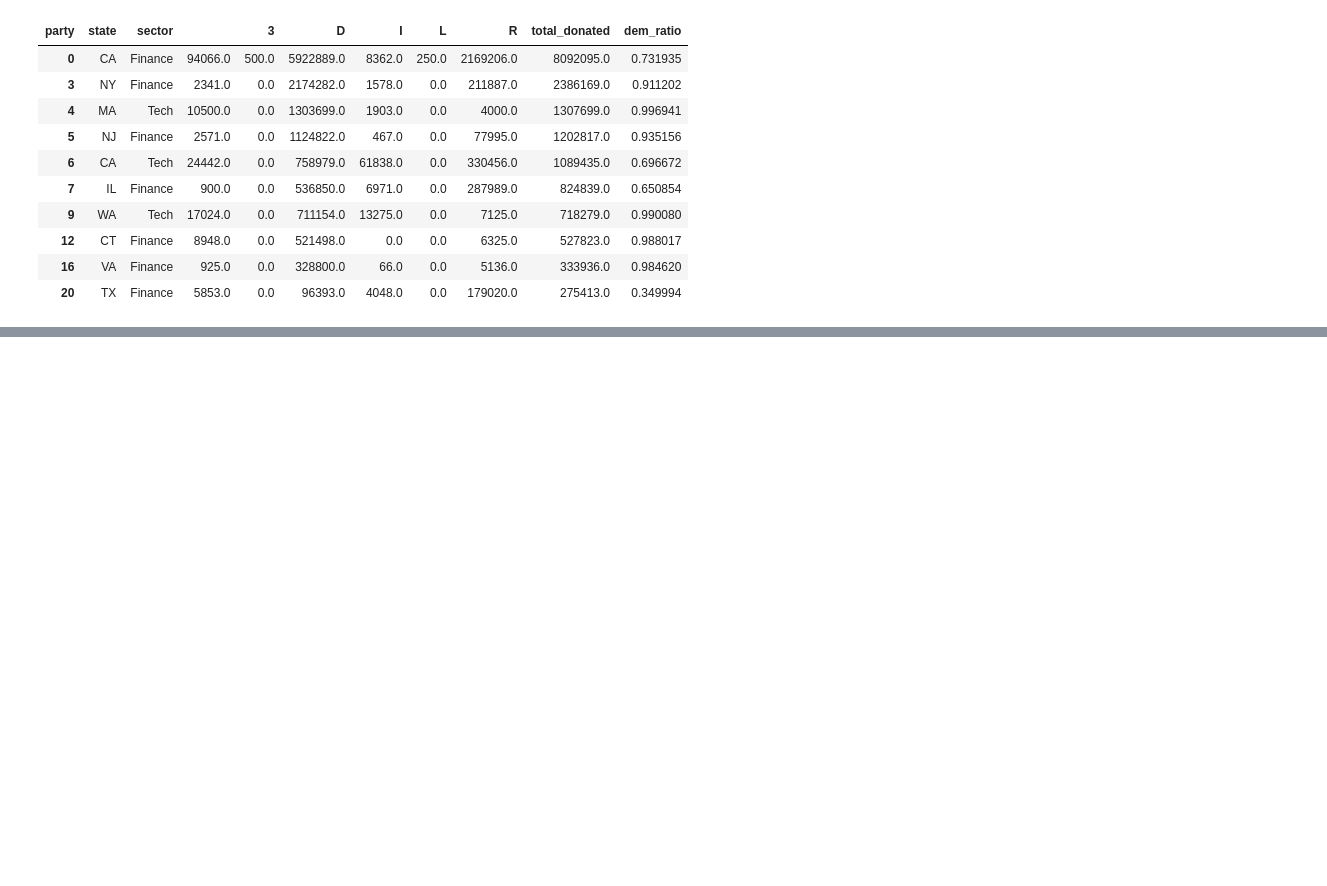
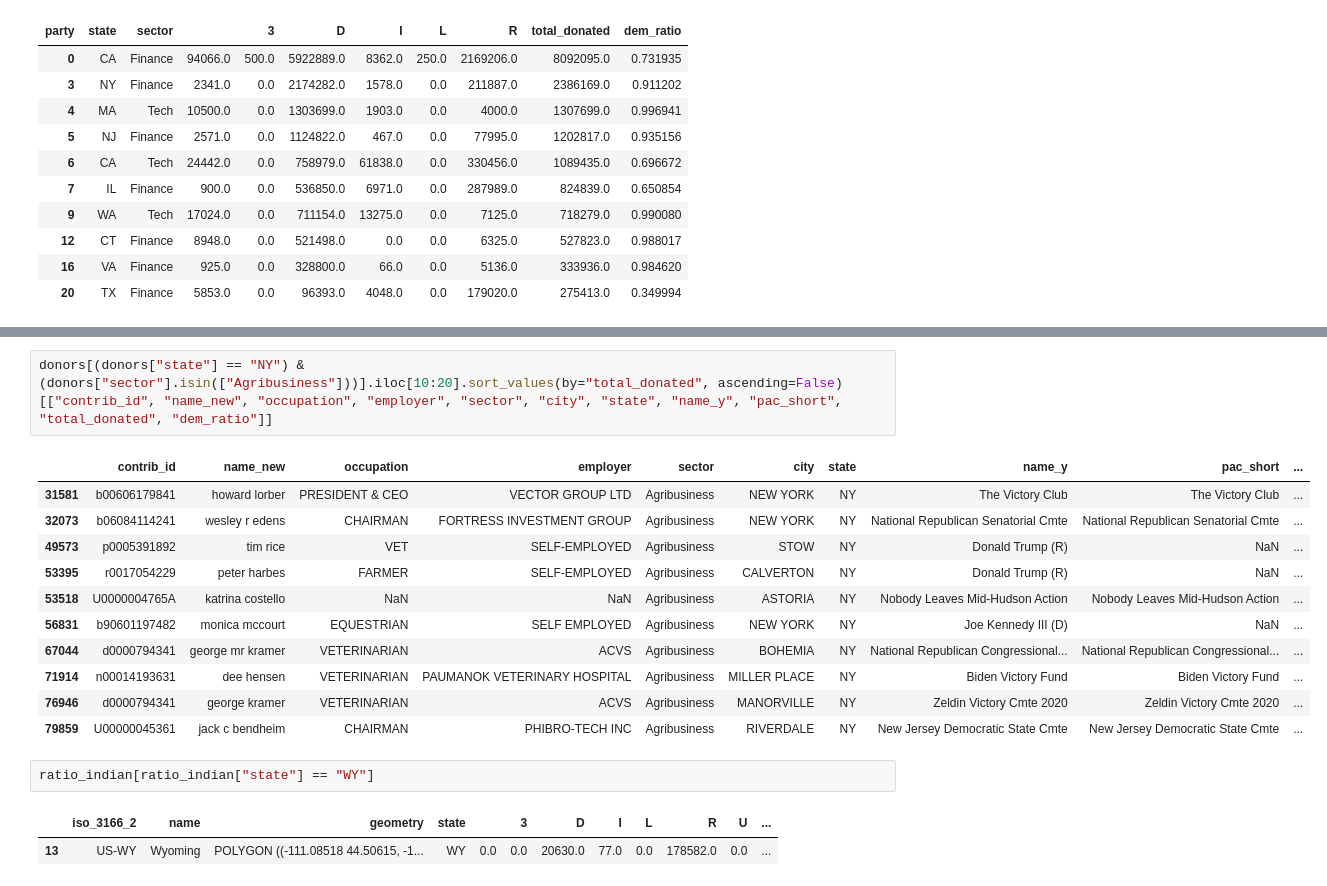
Before and after one commit to kkkarnav/indianamericancontributions, a Jupyter notebook: donors_recip.ipynb, the cells around one changed output, grey strips where cells are left out. Cells and saved outputs as stored; diff of their text form; blank space fills up the shorter version.

```diff
--- a/donors_recip.ipynb
+++ b/donors_recip.ipynb
@@ -680,0 +717,19 @@ sector_stats_indian[sector_stats_indian["sector"].isin(["Finance", "Tech"])].ilo
+# %%
+donors[(donors["state"] == "NY") & (donors["sector"].isin(["Agribusiness"]))].iloc[10:20].sort_values(by="total_donated", ascending=False)[["contrib_id", "name_new", "occupation", "employer", "sector", "city", "state", "name_y", "pac_short", "total_donated", "dem_ratio"]]
+# %% [output]
+|  | contrib_id | name_new | occupation | employer | sector | city | state | name_y | pac_short | ... |
+| 31581 | b00606179841 | howard lorber | PRESIDENT & CEO | VECTOR GROUP LTD | Agribusiness | NEW YORK | NY | The Victory Club | The Victory Club | ... |
+| 32073 | b06084114241 | wesley r edens | CHAIRMAN | FORTRESS INVESTMENT GROUP | Agribusiness | NEW YORK | NY | National Republican Senatorial Cmte | National Republican Senatorial Cmte | ... |
+| 49573 | p0005391892 | tim rice | VET | SELF-EMPLOYED | Agribusiness | STOW | NY | Donald Trump (R) | NaN | ... |
+| 53395 | r0017054229 | peter harbes | FARMER | SELF-EMPLOYED | Agribusiness | CALVERTON | NY | Donald Trump (R) | NaN | ... |
+| 53518 | U0000004765A | katrina costello | NaN | NaN | Agribusiness | ASTORIA | NY | Nobody Leaves Mid-Hudson Action | Nobody Leaves Mid-Hudson Action | ... |
+| 56831 | b90601197482 | monica mccourt | EQUESTRIAN | SELF EMPLOYED | Agribusiness | NEW YORK | NY | Joe Kennedy III (D) | NaN | ... |
+| 67044 | d0000794341 | george mr kramer | VETERINARIAN | ACVS | Agribusiness | BOHEMIA | NY | National Republican Congressional... | National Republican Congressional... | ... |
+| 71914 | n00014193631 | dee hensen | VETERINARIAN | PAUMANOK VETERINARY HOSPITAL | Agribusiness | MILLER PLACE | NY | Biden Victory Fund | Biden Victory Fund | ... |
+| 76946 | d0000794341 | george kramer | VETERINARIAN | ACVS | Agribusiness | MANORVILLE | NY | Zeldin Victory Cmte 2020 | Zeldin Victory Cmte 2020 | ... |
+| 79859 | U00000045361 | jack c bendheim | CHAIRMAN | PHIBRO-TECH INC | Agribusiness | RIVERDALE | NY | New Jersey Democratic State Cmte | New Jersey Democratic State Cmte | ... |
+# %%
+ratio_indian[ratio_indian["state"] == "WY"]
+# %% [output]
+|  | iso_3166_2 | name | geometry | state |  | 3 | D | I | L | R | U | ... |
+| 13 | US-WY | Wyoming | POLYGON ((-111.08518 44.50615, -1... | WY | 0.0 | 0.0 | 20630.0 | 77.0 | 0.0 | 178582.0 | 0.0 | ... |
```
Also changed, not shown: parts of 9 cells of this notebook, 5 other files.
